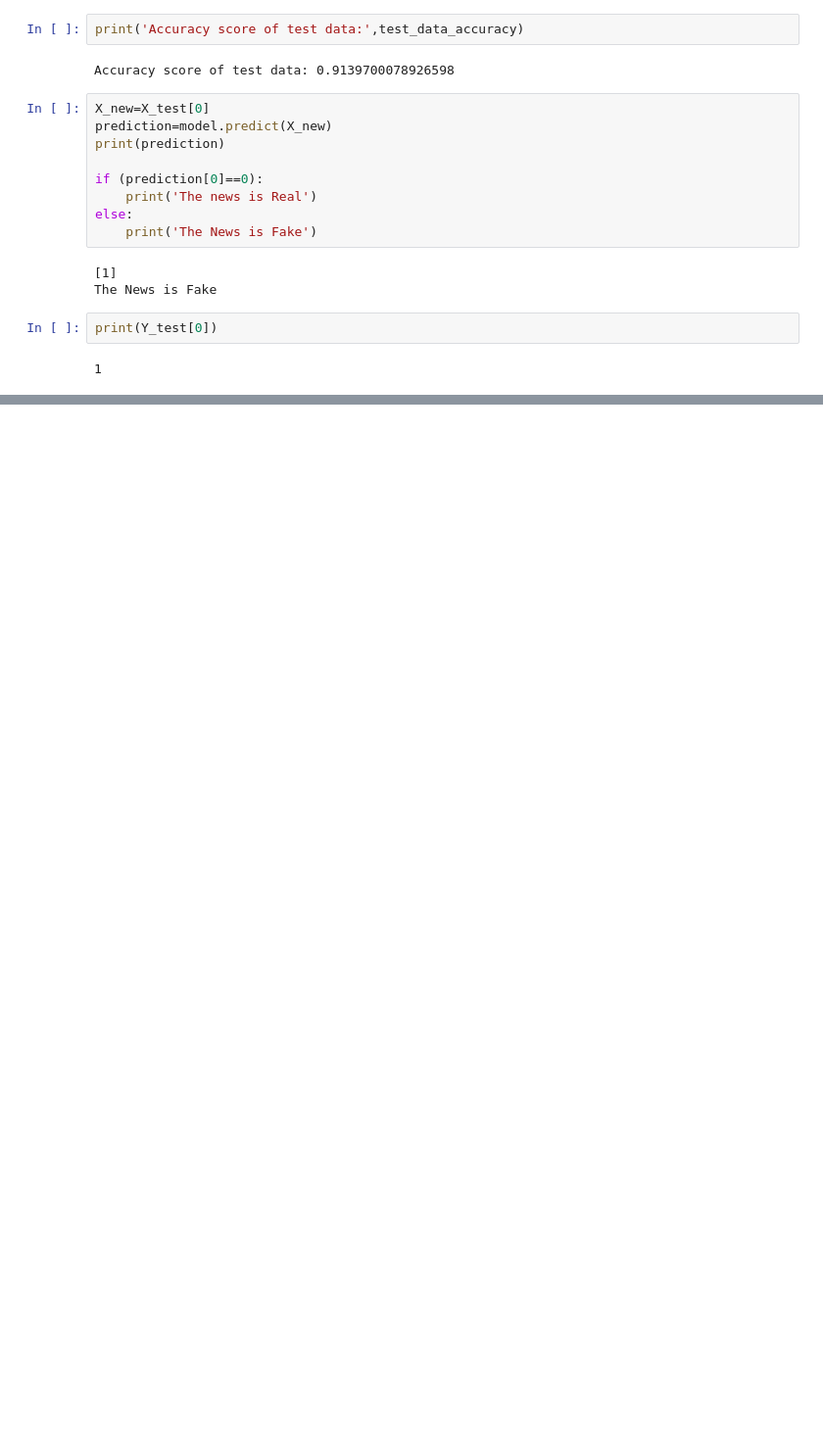
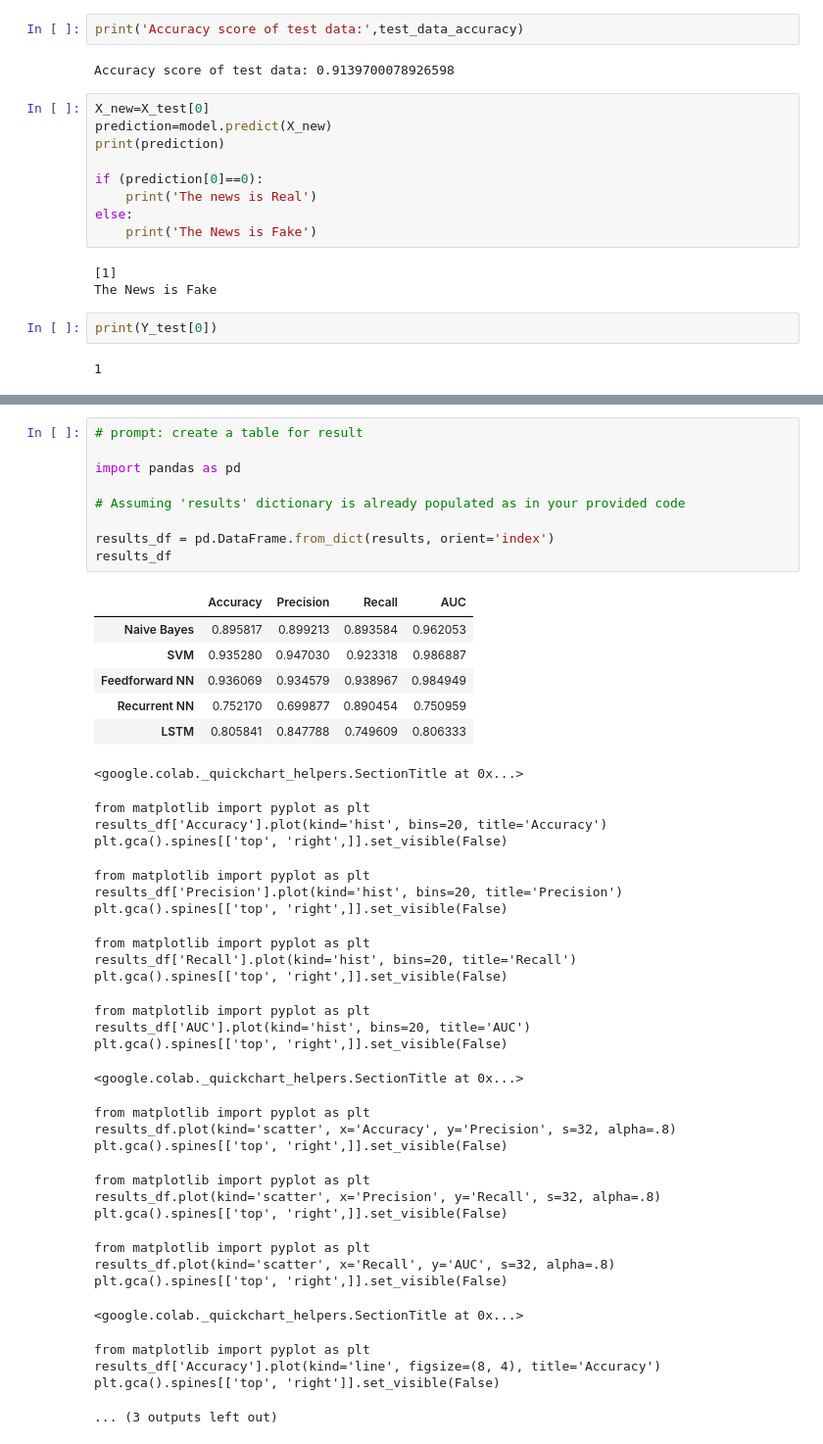
Before and after one commit to Bhadanaji007/Machine_learning, a Jupyter notebook: fake_news_detection.ipynb, the cells around one changed output, grey strips where cells are left out. Shown: that part at 98% size. Cells and saved outputs as stored; diff of their text form; blank space fills up the shorter version.

```diff
--- a/fake_news_detection.ipynb
+++ b/fake_news_detection.ipynb
@@ -199,0 +363,44 @@ print(Y_test[0])
+# %%
+# prompt: create a table for result
+
+import pandas as pd
+
+# Assuming 'results' dictionary is already populated as in your provided code
+
+results_df = pd.DataFrame.from_dict(results, orient='index')
+results_df
+# %% [output]
+|  | Accuracy | Precision | Recall | AUC |
+| Naive Bayes | 0.895817 | 0.899213 | 0.893584 | 0.962053 |
+| SVM | 0.935280 | 0.947030 | 0.923318 | 0.986887 |
+| Feedforward NN | 0.936069 | 0.934579 | 0.938967 | 0.984949 |
+| Recurrent NN | 0.752170 | 0.699877 | 0.890454 | 0.750959 |
+| LSTM | 0.805841 | 0.847788 | 0.749609 | 0.806333 |
+<google.colab._quickchart_helpers.SectionTitle at 0x...>
+from matplotlib import pyplot as plt
+results_df['Accuracy'].plot(kind='hist', bins=20, title='Accuracy')
+plt.gca().spines[['top', 'right',]].set_visible(False)
+from matplotlib import pyplot as plt
+results_df['Precision'].plot(kind='hist', bins=20, title='Precision')
+plt.gca().spines[['top', 'right',]].set_visible(False)
+from matplotlib import pyplot as plt
+results_df['Recall'].plot(kind='hist', bins=20, title='Recall')
+plt.gca().spines[['top', 'right',]].set_visible(False)
+from matplotlib import pyplot as plt
+results_df['AUC'].plot(kind='hist', bins=20, title='AUC')
+plt.gca().spines[['top', 'right',]].set_visible(False)
+<google.colab._quickchart_helpers.SectionTitle at 0x...>
+from matplotlib import pyplot as plt
+results_df.plot(kind='scatter', x='Accuracy', y='Precision', s=32, alpha=.8)
+plt.gca().spines[['top', 'right',]].set_visible(False)
+from matplotlib import pyplot as plt
+results_df.plot(kind='scatter', x='Precision', y='Recall', s=32, alpha=.8)
+plt.gca().spines[['top', 'right',]].set_visible(False)
+from matplotlib import pyplot as plt
+results_df.plot(kind='scatter', x='Recall', y='AUC', s=32, alpha=.8)
+plt.gca().spines[['top', 'right',]].set_visible(False)
+<google.colab._quickchart_helpers.SectionTitle at 0x...>
+from matplotlib import pyplot as plt
+results_df['Accuracy'].plot(kind='line', figsize=(8, 4), title='Accuracy')
+plt.gca().spines[['top', 'right']].set_visible(False)
+... (3 outputs left out)
```
Also changed, not shown: parts of 3 cells of this notebook.
